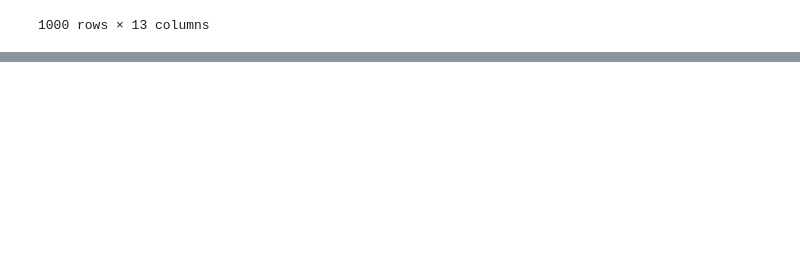
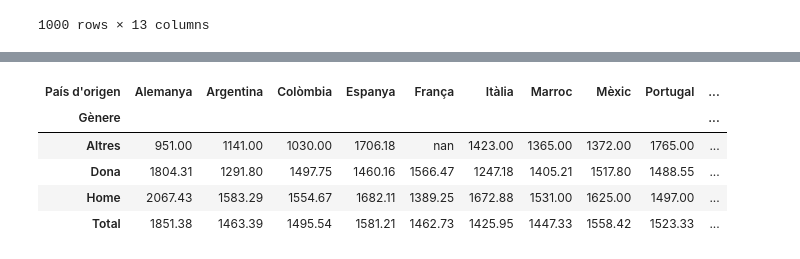
Before and after one commit to rogerloop/03_Especialitzacio, a Jupyter notebook: Sprint_10_Analitica_dades_Python/Sprint_10_Task_S10_01/Task_S10_01.ipynb, the cells around one changed output, grey strips where cells are left out. Cells and saved outputs as stored; diff of their text form; code cells hidden in the pictures; blank space fills up the shorter version.

```diff
--- a/Sprint_10_Analitica_dades_Python/Sprint_10_Task_S10_01/Task_S10_01.ipynb
+++ b/Sprint_10_Analitica_dades_Python/Sprint_10_Task_S10_01/Task_S10_01.ipynb
@@ -216,0 +225,13 @@ treballadors_2025
+# %%
+treballadors_2025['Salari mensual'] = (treballadors_2025['Salari mensual']
+                                    .str.replace(".","", regex=False)
+                                    .str.replace("€","", regex=False)
+                                    .str.replace(" ","", regex=False)
+                                    .astype(int))
+
+resum = (treballadors_2025.groupby(['Gènere'])['Salari mensual']
+         .agg(['mean', 'median', 'min', 'max'])
+         .sort_values('mean', ascending=False)
+         .round(2)
+         )
+resum
@@ -216,0 +273,15 @@ treballadors_2025
+# %%
+resum = pd.crosstab(treballadors_2025["Gènere"],
+            treballadors_2025["País d'origen"],
+            values= treballadors_2025["Salari mensual"],
+            aggfunc='mean',
+            margins=True, margins_name="Total").round(2)
+
+resum.style.apply(lambda x: ['background-color: yellow' if v == x.max() else '' for v in x]).format('{:.2f}')
+# %% [output]
+| País d'origen | Alemanya | Argentina | Colòmbia | Espanya | França | Itàlia | Marroc | Mèxic | Portugal | ... |
+| Gènere |  |  |  |  |  |  |  |  |  | ... |
+| Altres | 951.00 | 1141.00 | 1030.00 | 1706.18 | nan | 1423.00 | 1365.00 | 1372.00 | 1765.00 | ... |
+| Dona | 1804.31 | 1291.80 | 1497.75 | 1460.16 | 1566.47 | 1247.18 | 1405.21 | 1517.80 | 1488.55 | ... |
+| Home | 2067.43 | 1583.29 | 1554.67 | 1682.11 | 1389.25 | 1672.88 | 1531.00 | 1625.00 | 1497.00 | ... |
+| Total | 1851.38 | 1463.39 | 1495.54 | 1581.21 | 1462.73 | 1425.95 | 1447.33 | 1558.42 | 1523.33 | ... |
```
Also changed, not shown: parts of 6 cells of this notebook.
